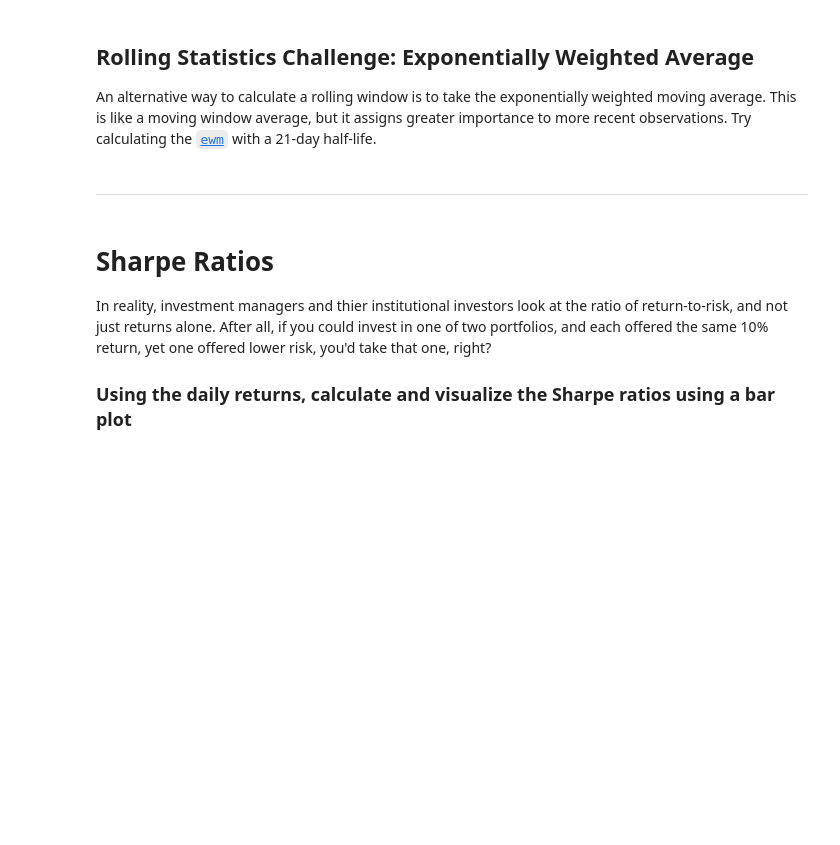
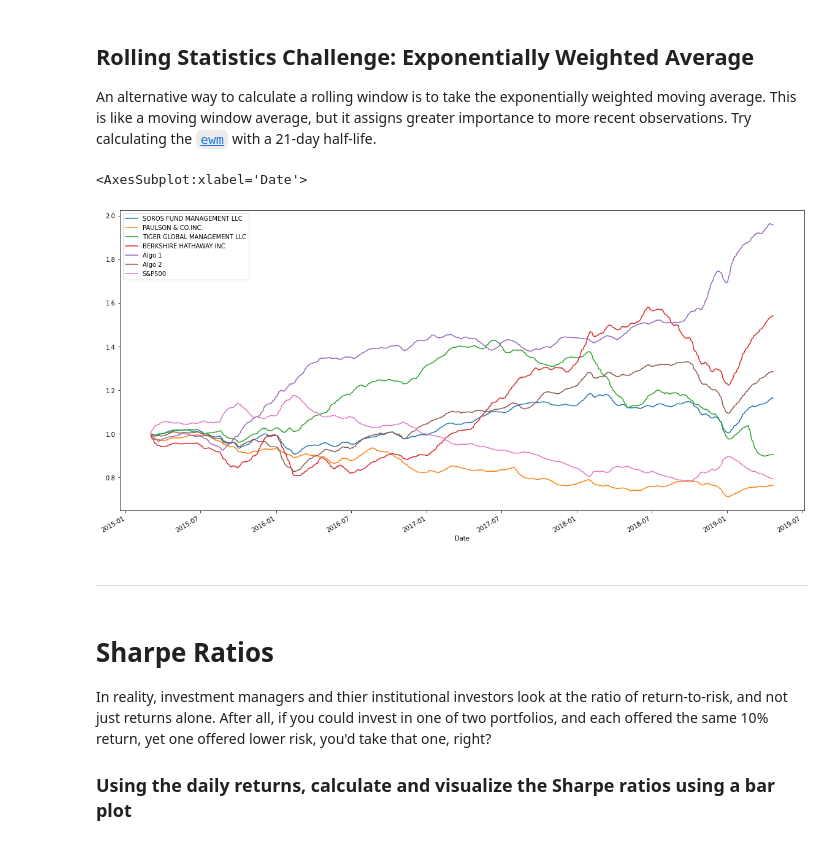
Before and after one commit to Aelrid/Pandas-Whale-Analysis, a Jupyter notebook: whale_analysis.ipynb, the cells around one changed output. Saved outputs shown, nothing was run; the diff lists cells and outputs as text; code cells hidden in the pictures; blank space fills up the shorter version.

```diff
--- a/whale_analysis.ipynb
+++ b/whale_analysis.ipynb
@@ -343,6 +355,11 @@ algo2_beta.
 An alternative way to calculate a rolling window is to take the exponentially weighted moving average. This is like a moving window average, but it assigns greater importance to more recent observations. Try calculating the [`ewm`](https://pandas.pydata.org/pandas-docs/stable/reference/api/pandas.DataFrame.ewm.html) with a 21-day half-life.
 # %%
 # Use `ewm` to calculate the rolling window
+portfolio_ewm = portfolio.ewm(span = 21,adjust = False).mean()
+(1+portfolio_ewm).cumprod().plot(figsize = (20,10))
+# %% [output]
+<AxesSubplot:xlabel='Date'>
+[figure, added]
 # %% [markdown]
 ---
 # %% [markdown]
```
Also changed, not shown: parts of 27 cells of this notebook.
